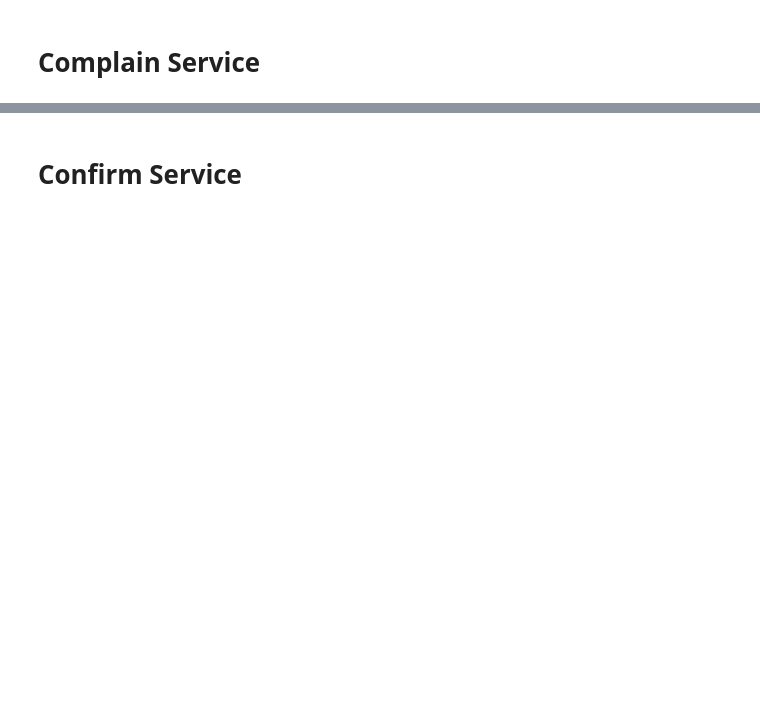
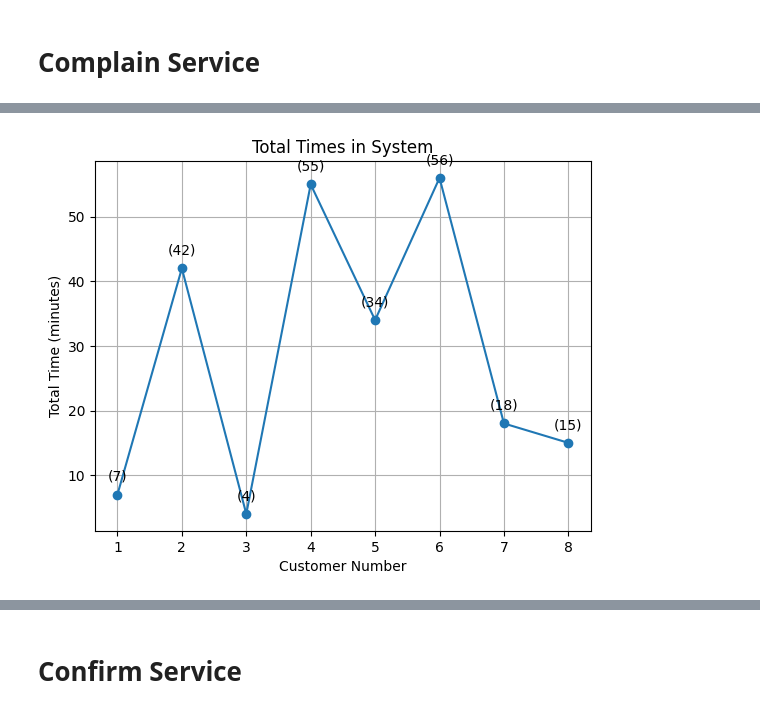
Before and after one commit to smmhatami/simulation_project, a Jupyter notebook: simul.ipynb, the cells around one changed output, grey strips where cells are left out. Cells and saved outputs as stored; diff of their text form; code cells hidden in the pictures; blank space fills up the shorter version.

```diff
--- a/simul.ipynb
+++ b/simul.ipynb
@@ -439,0 +474,16 @@ Average Time Spent in the Queue (W_Q): 78.0
+# %%
+# Plotting Total Time each Complain Customer Spends in the System (W_n)
+x = list(range(1,len(W["complain"])+1))
+# plt.figure(figsize=(15, 10))
+plt.plot(x, W["complain"], label="Total Times", marker='o', linestyle='-')
+
+for i, (xi, yi) in enumerate(zip(x, W["complain"])):
+    plt.annotate(f'({yi})', (xi, yi), textcoords="offset points", xytext=(0, 10), ha='center')
+
+plt.grid(True)
+plt.title("Total Times in System")
+plt.xlabel("Customer Number")
+plt.ylabel("Total Time (minutes)")
+plt.show()
+# %% [output]
+[figure, added]
```
Also changed, not shown: parts of 38 cells of this notebook.
